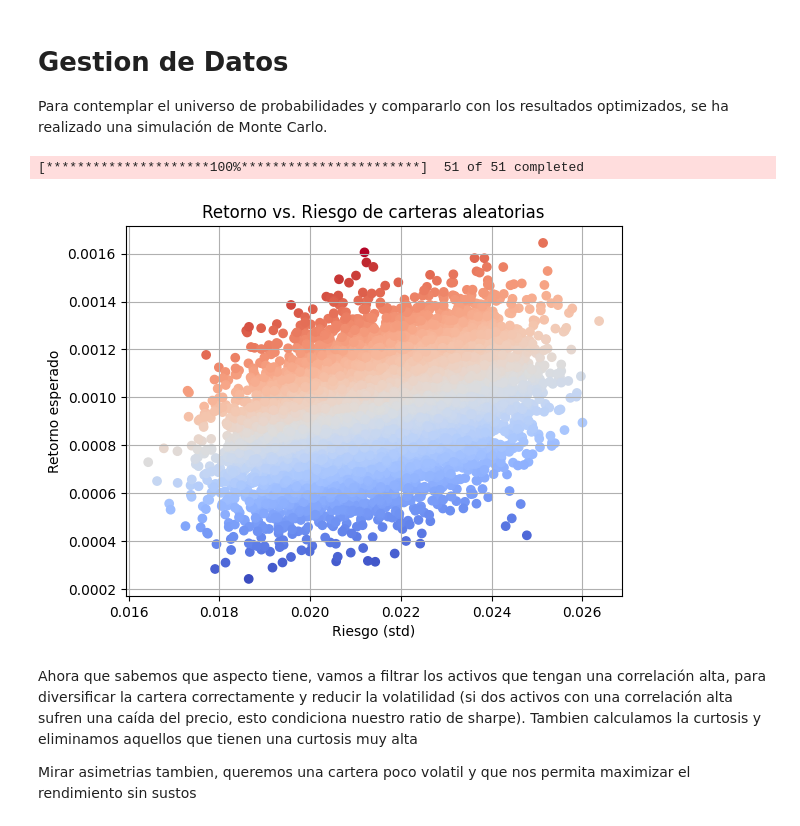
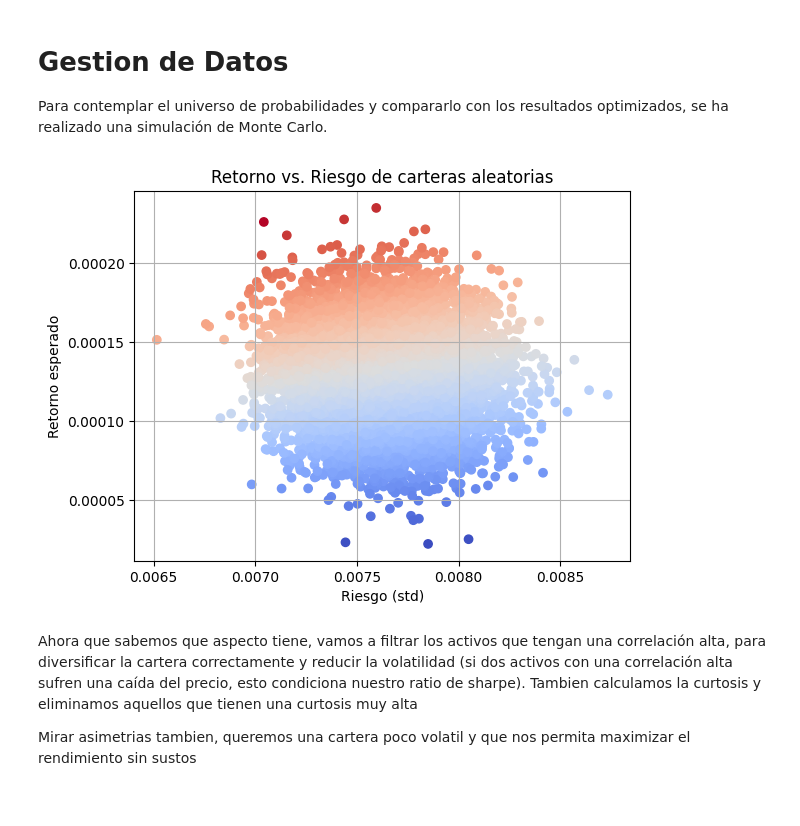
Before and after one commit to Juanjod54/MIAX_TB2.4, a Jupyter notebook: gestion_carteras.ipynb, the cells around one changed output. Drawn from its saved outputs; the diff is of its cells as text; code cells hidden in the pictures.

```diff
--- a/gestion_carteras.ipynb
+++ b/gestion_carteras.ipynb
@@ -66,14 +64,13 @@ def get_data(csv=True):
         return yf.download(tickers, period="2y", interval="1d")['Close'].pct_change().dropna()
 # %%
 
-returns = get_data(csv=False)
+returns = get_data(csv=True)
 if not len(returns):
     exit(-1)
 
 plot_sharpe(returns)
 # %% [output]
-[*********************100%***********************]  51 of 51 completed
-[figure, old version]
+[figure, new version]
 # %% [markdown]
 Ahora que sabemos que aspecto tiene, vamos a filtrar los activos que tengan una correlación alta, para diversificar la cartera correctamente y reducir la volatilidad (si dos activos con una correlación alta sufren una caída del precio, esto condiciona nuestro ratio de sharpe).
 Tambien calculamos la curtosis y eliminamos aquellos que tienen una curtosis muy alta
```
Also changed, not shown: parts of 6 cells of this notebook.
